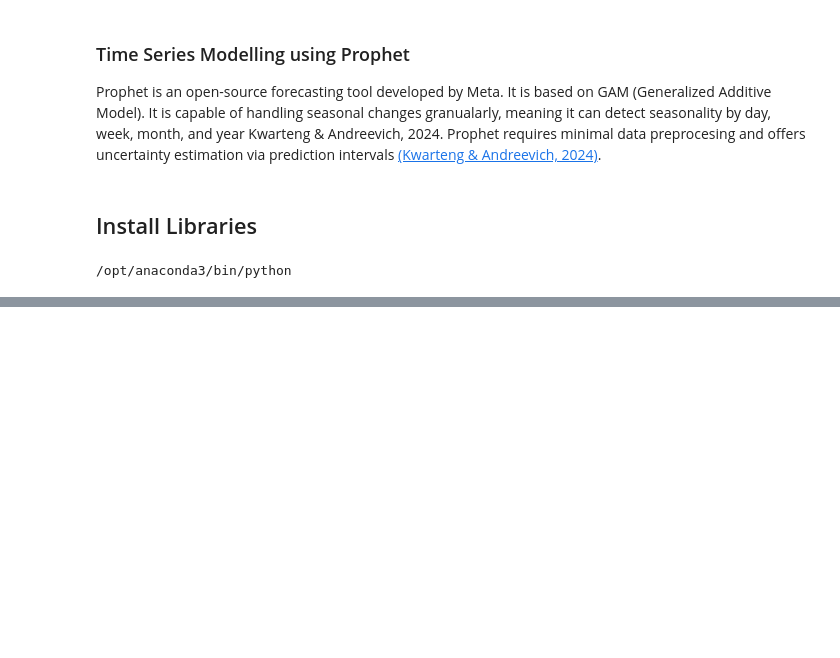
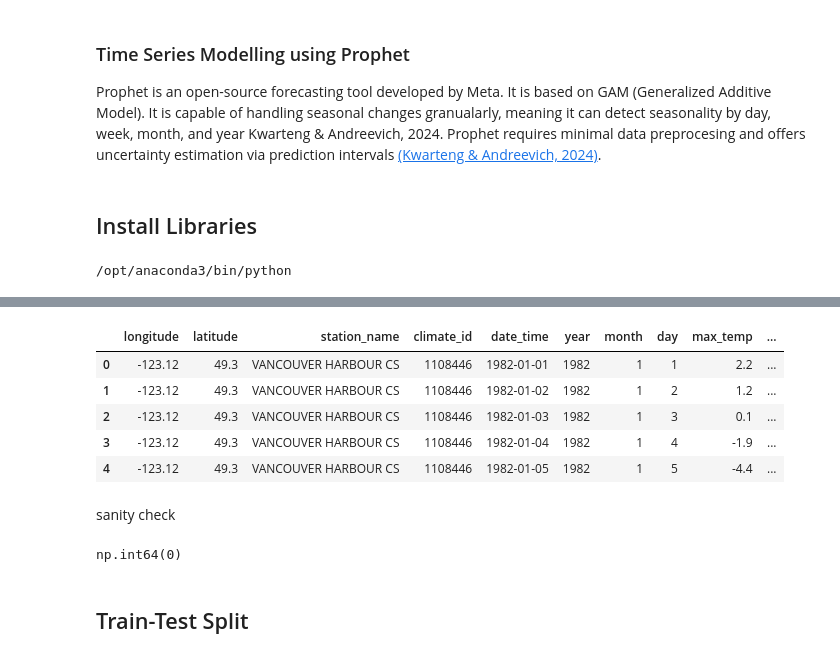
Before and after one commit to dianasulyma/Time-Series-Weather-Prediction-with-Prophet-from-Meta, a Jupyter notebook: notebooks/MODEL_TRAIN.ipynb, the cells around one changed output, grey strips where cells are left out. Cells and saved outputs as stored; diff of their text form; code cells hidden in the pictures; blank space fills up the shorter version.

```diff
--- a/notebooks/MODEL_TRAIN.ipynb
+++ b/notebooks/MODEL_TRAIN.ipynb
@@ -27,4 +25,19 @@ def mean_absolute_percentage_error(y_true, y_pred):
     return np.mean(np.abs((y_true - y_pred) / y_true)) * 100
 # %%
-df = pd.read_csv('data/weather_data_cleaned.csv')
+df = pd.read_csv('/Users/dianarogachova/Desktop/prophet/data/weather_data_cleaned.csv')
 df.head(5)
+# %% [output]
+|  | longitude | latitude | station_name | climate_id | date_time | year | month | day | max_temp | ... |
+| 0 | -123.12 | 49.3 | VANCOUVER HARBOUR CS | 1108446 | 1982-01-01 | 1982 | 1 | 1 | 2.2 | ... |
+| 1 | -123.12 | 49.3 | VANCOUVER HARBOUR CS | 1108446 | 1982-01-02 | 1982 | 1 | 2 | 1.2 | ... |
+| 2 | -123.12 | 49.3 | VANCOUVER HARBOUR CS | 1108446 | 1982-01-03 | 1982 | 1 | 3 | 0.1 | ... |
+| 3 | -123.12 | 49.3 | VANCOUVER HARBOUR CS | 1108446 | 1982-01-04 | 1982 | 1 | 4 | -1.9 | ... |
+| 4 | -123.12 | 49.3 | VANCOUVER HARBOUR CS | 1108446 | 1982-01-05 | 1982 | 1 | 5 | -4.4 | ... |
+# %% [markdown]
+sanity check
+# %%
+df.isna().sum().sum()
+# %% [output]
+np.int64(0)
+# %% [markdown]
+## Train-Test Split
```
Also changed, not shown: parts of 4 cells of this notebook, 4 other files.
